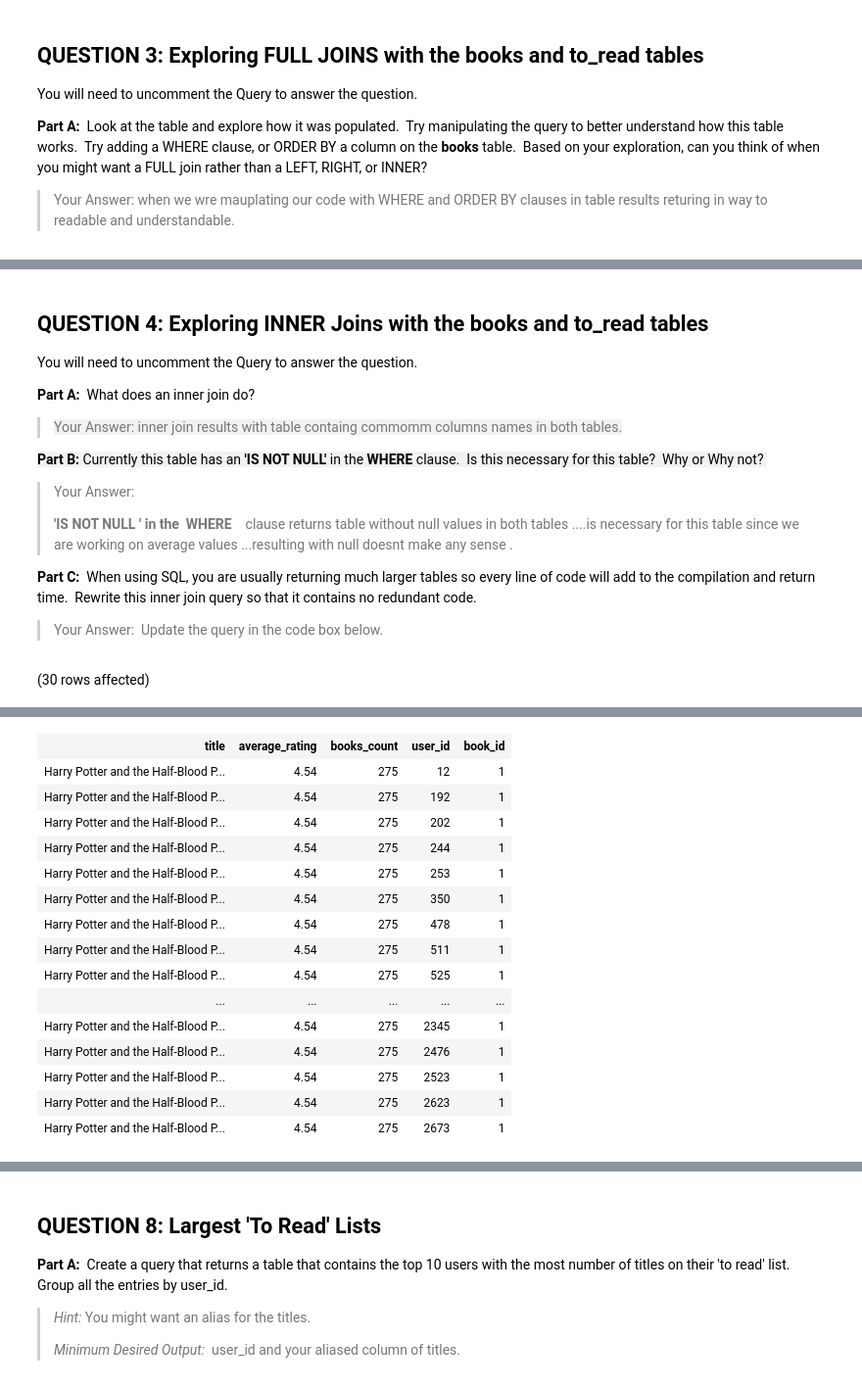
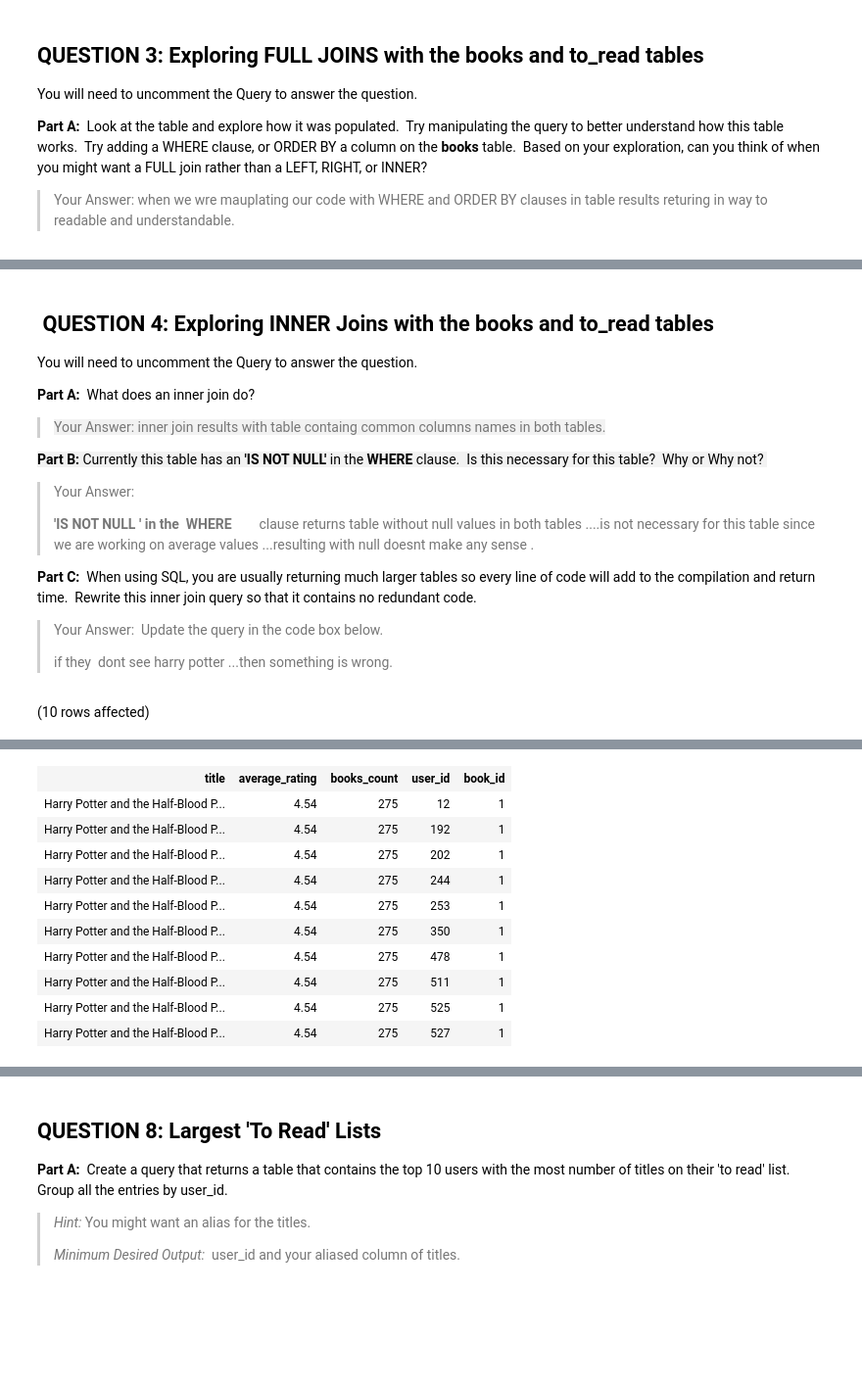
Before and after one commit to souji1991/SQL-Part-3-Exercises, a Jupyter notebook: SQL-Part-3-Exercises/Notebook-1.ipynb, the cells around one changed output, grey strips where cells are left out. Shown at 98% size. Cells and saved outputs as stored; diff of their text form; code cells hidden in the pictures; blank space fills up the shorter version.

```diff
--- a/SQL-Part-3-Exercises/Notebook-1.ipynb
+++ b/SQL-Part-3-Exercises/Notebook-1.ipynb
@@ -153,30 +153,31 @@ Total execution time: 00:00:00.208
 # %% [markdown]
-## **QUESTION 4:** Exploring INNER Joins with the **books** and **to\_read** tables
+##  **QUESTION 4:** Exploring INNER Joins with the **books** and **to\_read** tables
 
 You will need to uncomment the Query to answer the question.
 
 **Part A:**  What does an inner join do?
 
-> <span style="background-color: rgba(127, 127, 127, 0.1); font-family: -apple-system, BlinkMacSystemFont, sans-serif;">Your Answer: inner join results with table containg commomm columns names in both tables.</span>
+> <span style="background-color: rgba(127, 127, 127, 0.1); font-family: -apple-system, BlinkMacSystemFont, sans-serif;">Your Answer: inner join results with table containg common columns names in both tables.</span>
 
 <span style="background-color: rgba(127, 127, 127, 0.1); font-family: -apple-system, BlinkMacSystemFont, sans-serif;"><b>Part B:</b>&nbsp;Currently this table has an <b>'IS NOT NULL'</b> in the <b>WHERE</b> clause.&nbsp; Is this necessary for this table?&nbsp; Why or Why not?&nbsp;</span>
 
 > Your Answer:
 >
-> **'IS NOT NULL ' in the**  **WHERE**  <span style="font-family: -apple-system, BlinkMacSystemFont, sans-serif; color: var(--vscode-foreground);">&nbsp; clause returns table without null values in both tables ....is necessary for this table since we are working on average values ...resulting with null doesnt make any sense .</span>
+> **'IS NOT NULL ' in the**  **WHERE**      <span style="font-family: -apple-system, BlinkMacSystemFont, sans-serif; color: var(--vscode-foreground);">&nbsp; clause returns table without null values in both tables ....is not necessary for this table since we are working on average values ...resulting with null doesnt make any sense .</span>
 
 **Part C:**  When using SQL, you are usually returning much larger tables so every line of code will add to the compilation and return time.  Rewrite this inner join query so that it contains no redundant code.
 
 > Your Answer:  Update the query in the code box below.
+>
+> if they  dont see harry potter ...then something is wrong.
 # %%
 
 -- INNER JOIN
-SELECT TOP 30 b.title, b.average_rating, b.books_count,tr.user_id, tr.book_id
+SELECT TOP 10 b.title, b.average_rating, b.books_count,tr.user_id, tr.book_id
 FROM BooksDB.dbo.books AS b
 INNER JOIN BooksDB.dbo.to_read AS tr
 ON b.book_id = tr.book_id
-WHERE b.title IS NOT NULL
+WHERE b.title IS NOT  NULL
 ORDER BY tr.book_id;
-*/
 # %% [output]
-(30 rows affected)
+(10 rows affected)
@@ -184,19 +185,14 @@ Total execution time: 00:00:00.122
 | title | average_rating | books_count | user_id | book_id |
 | Harry Potter and the Half-Blood P... | 4.54 | 275 | 12 | 1 |
 | Harry Potter and the Half-Blood P... | 4.54 | 275 | 192 | 1 |
 | Harry Potter and the Half-Blood P... | 4.54 | 275 | 202 | 1 |
 | Harry Potter and the Half-Blood P... | 4.54 | 275 | 244 | 1 |
 | Harry Potter and the Half-Blood P... | 4.54 | 275 | 253 | 1 |
 | Harry Potter and the Half-Blood P... | 4.54 | 275 | 350 | 1 |
 | Harry Potter and the Half-Blood P... | 4.54 | 275 | 478 | 1 |
 | Harry Potter and the Half-Blood P... | 4.54 | 275 | 511 | 1 |
 | Harry Potter and the Half-Blood P... | 4.54 | 275 | 525 | 1 |
-| ... | ... | ... | ... | ... |
-| Harry Potter and the Half-Blood P... | 4.54 | 275 | 2345 | 1 |
-| Harry Potter and the Half-Blood P... | 4.54 | 275 | 2476 | 1 |
-| Harry Potter and the Half-Blood P... | 4.54 | 275 | 2523 | 1 |
-| Harry Potter and the Half-Blood P... | 4.54 | 275 | 2623 | 1 |
-| Harry Potter and the Half-Blood P... | 4.54 | 275 | 2673 | 1 |
+| Harry Potter and the Half-Blood P... | 4.54 | 275 | 527 | 1 |
 # %% [markdown]
 ## **QUESTION 5:**  Using joins to find the most tagged book and the most popular tag
 
```
Also changed, not shown: parts of 15 cells of this notebook.
